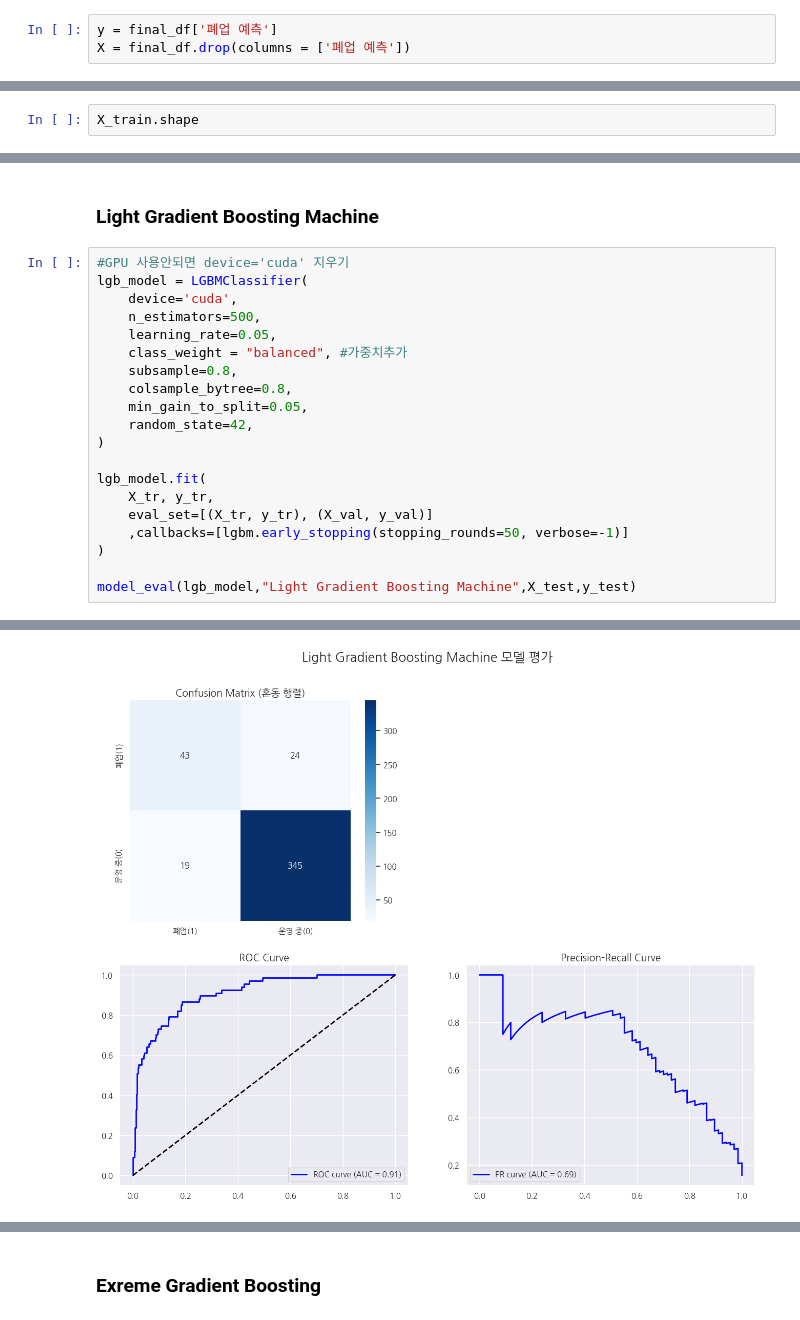
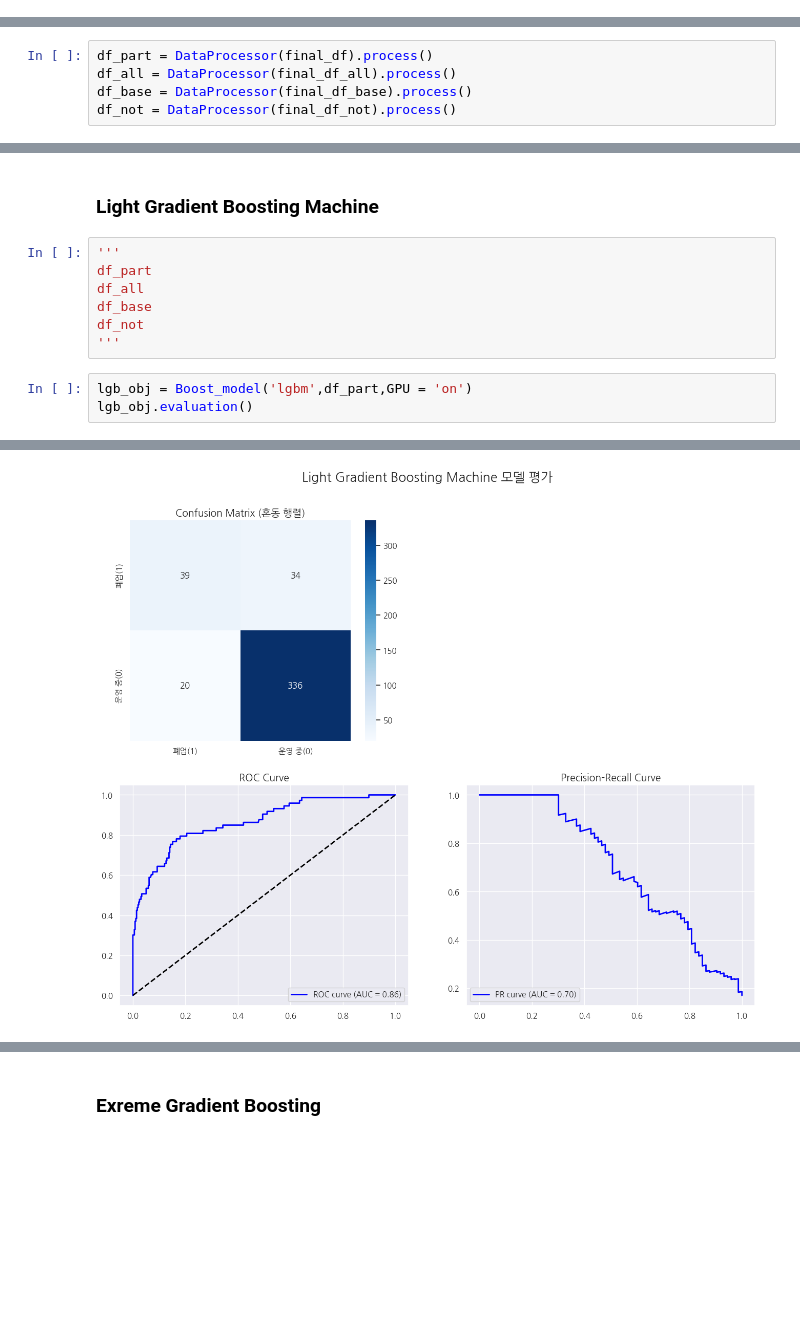
Before and after one commit to CYJ1226/BigContest, a Jupyter notebook: notebooks/Baseline2.ipynb, the cells around one changed output, grey strips where cells are left out. Saved outputs shown, nothing was run; the diff lists cells and outputs as text; blank space fills up the shorter version.

```diff
--- a/notebooks/Baseline2.ipynb
+++ b/notebooks/Baseline2.ipynb
@@ -163,3 +239,0 @@ memory usage: 740.8+ KB
-# %%
-y = final_df['폐업 예측']
-X = final_df.drop(columns = ['폐업 예측'])
@@ -188,3 +309,6 @@ X_tr, X_val, y_tr, y_val = train_test_split(X_train, y_train, test_size=0.2, ran
 # %%
-X_train.shape
+df_part = DataProcessor(final_df).process()
+df_all = DataProcessor(final_df_all).process()
+df_base = DataProcessor(final_df_base).process()
+df_not = DataProcessor(final_df_not).process()
 # %% [output]
@@ -260,25 +469,15 @@ ModelTuner('svc_rbf',X_train, X_test,y_train,y_test).run()
 # %% [markdown]
 ### Light Gradient Boosting Machine
+# %%
+'''
+df_part
+df_all
+df_base
+df_not
+'''
 # %%
-#GPU 사용안되면 device='cuda' 지우기
-lgb_model = LGBMClassifier(
-    device='cuda',
-    n_estimators=500,
-    learning_rate=0.05,
-    class_weight = "balanced", #가중치추가
-    subsample=0.8,
-    colsample_bytree=0.8,
-    min_gain_to_split=0.05,
-    random_state=42,
-)
-
-lgb_model.fit(
-    X_tr, y_tr,
-    eval_set=[(X_tr, y_tr), (X_val, y_val)]
-    ,callbacks=[lgbm.early_stopping(stopping_rounds=50, verbose=-1)]
-)
-
-model_eval(lgb_model,"Light Gradient Boosting Machine",X_test,y_test)
+lgb_obj = Boost_model('lgbm',df_part,GPU = 'on')
+lgb_obj.evaluation()
 # %% [output]
 [LightGBM] [Warning] min_gain_to_split is set=0.05, min_split_gain=0.0 will be ignored. Current value: min_gain_to_split=0.05
 [LightGBM] [Warning] Using sparse features with CUDA is currently not supported.
@@ -298,3 +497,3 @@ F1 점수(F1 Score): 0.6667
 
 [LightGBM] [Warning] min_gain_to_split is set=0.05, min_split_gain=0.0 will be ignored. Current value: min_gain_to_split=0.05
-[figure, old version]
+[figure, new version]
```
Also changed, not shown: parts of 54 cells of this notebook, 3 other files.
